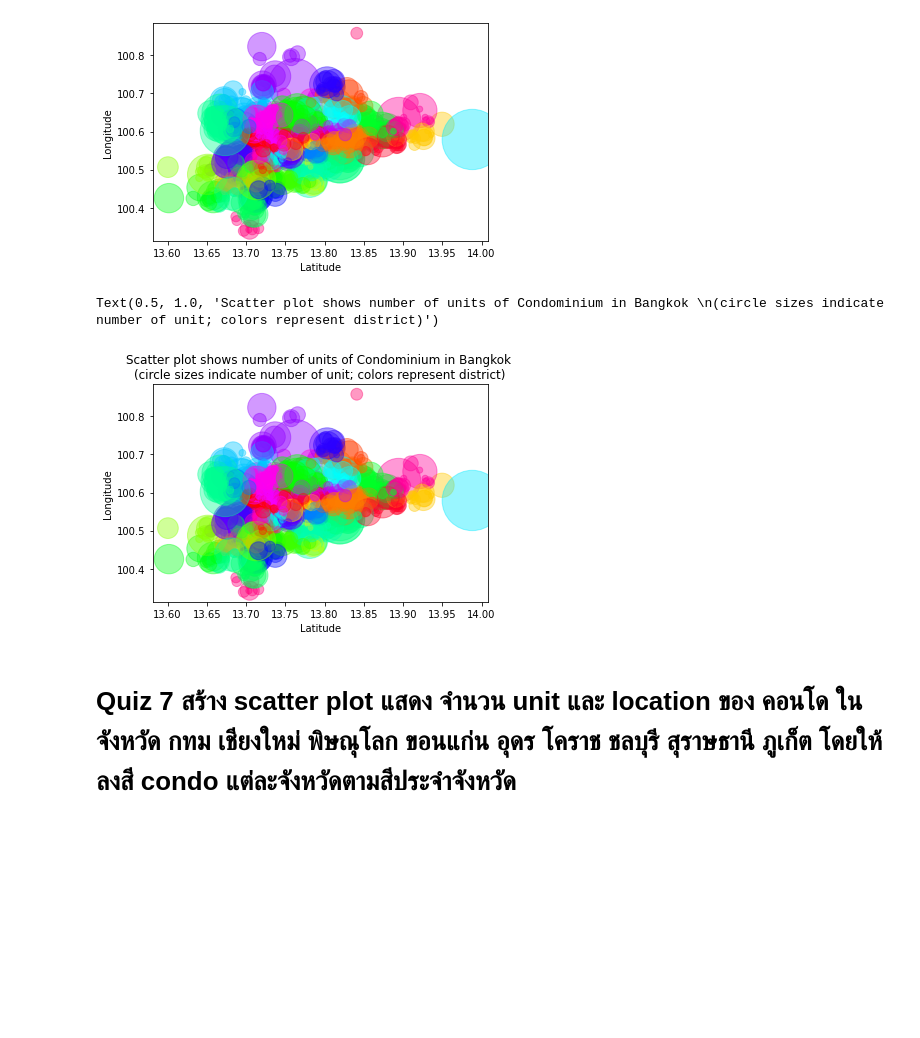
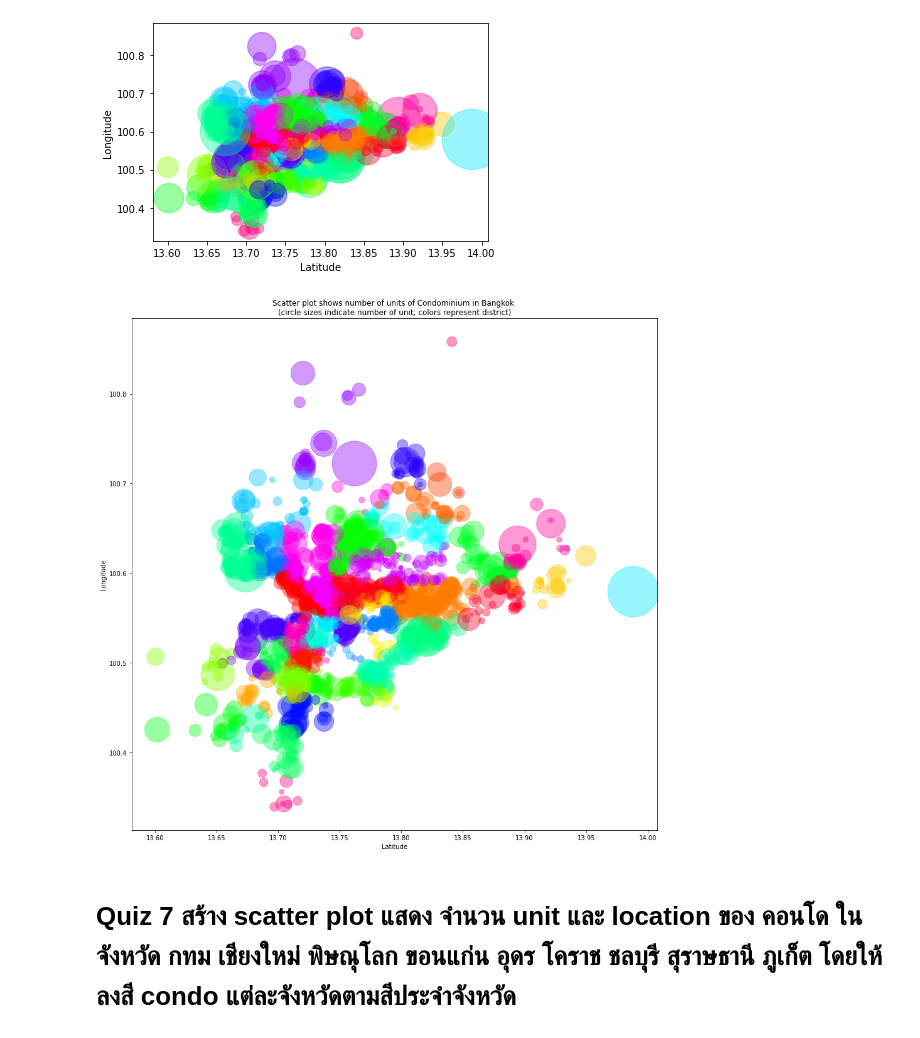
Before and after one commit to tohnperfect/DPDM65, a Jupyter notebook: pandas101.ipynb, the cells around one changed output. Cells and saved outputs as stored; diff of their text form; code cells hidden in the pictures; blank space fills up the shorter version.

Commit message:
add adjusting figure size

```diff
--- a/pandas101.ipynb
+++ b/pandas101.ipynb
@@ -572,15 +572,17 @@ plt.ylabel('Longitude')
 # %% [output]
 Text(0, 0.5, 'Longitude')
 [figure]
+# %%
+import matplotlib
+matplotlib.rcParams['figure.figsize']=[15,15]
 # %%
-plt.scatter(datacondo['latitude'],datacondo['longitude'],s=0.5*datacondo['count_unit'],alpha=0.4,c=datacondo['district_id'],cmap='hsv')
+plt.scatter(datacondo['latitude'],datacondo['longitude'],s=0.9*datacondo['count_unit'],alpha=0.4,c=datacondo['district_id'],cmap='hsv')
 
 plt.xlabel('Latitude')
 plt.ylabel('Longitude')
-plt.title('Scatter plot shows number of units of Condominium in Bangkok \n(circle sizes indicate number of unit; colors represent district)')
+plt.title('Scatter plot shows number of units of Condominium in Bangkok \n(circle sizes indicate number of unit; colors represent district)');
 # %% [output]
-Text(0.5, 1.0, 'Scatter plot shows number of units of Condominium in Bangkok \n(circle sizes indicate number of unit; colors represent district)')
-[figure, old version]
+[figure, new version]
 # %% [markdown]
 # Quiz 7 สร้าง scatter plot แสดง จำนวน unit และ location ของ คอนโด ในจังหวัด กทม เชียงใหม่ พิษณุโลก ขอนแก่น อุดร โคราช ชลบุรี สุราษธานี ภูเก็ต โดยให้ลงสี condo แต่ละจังหวัดตามสีประจำจังหวัด
 # %% [markdown]
```
